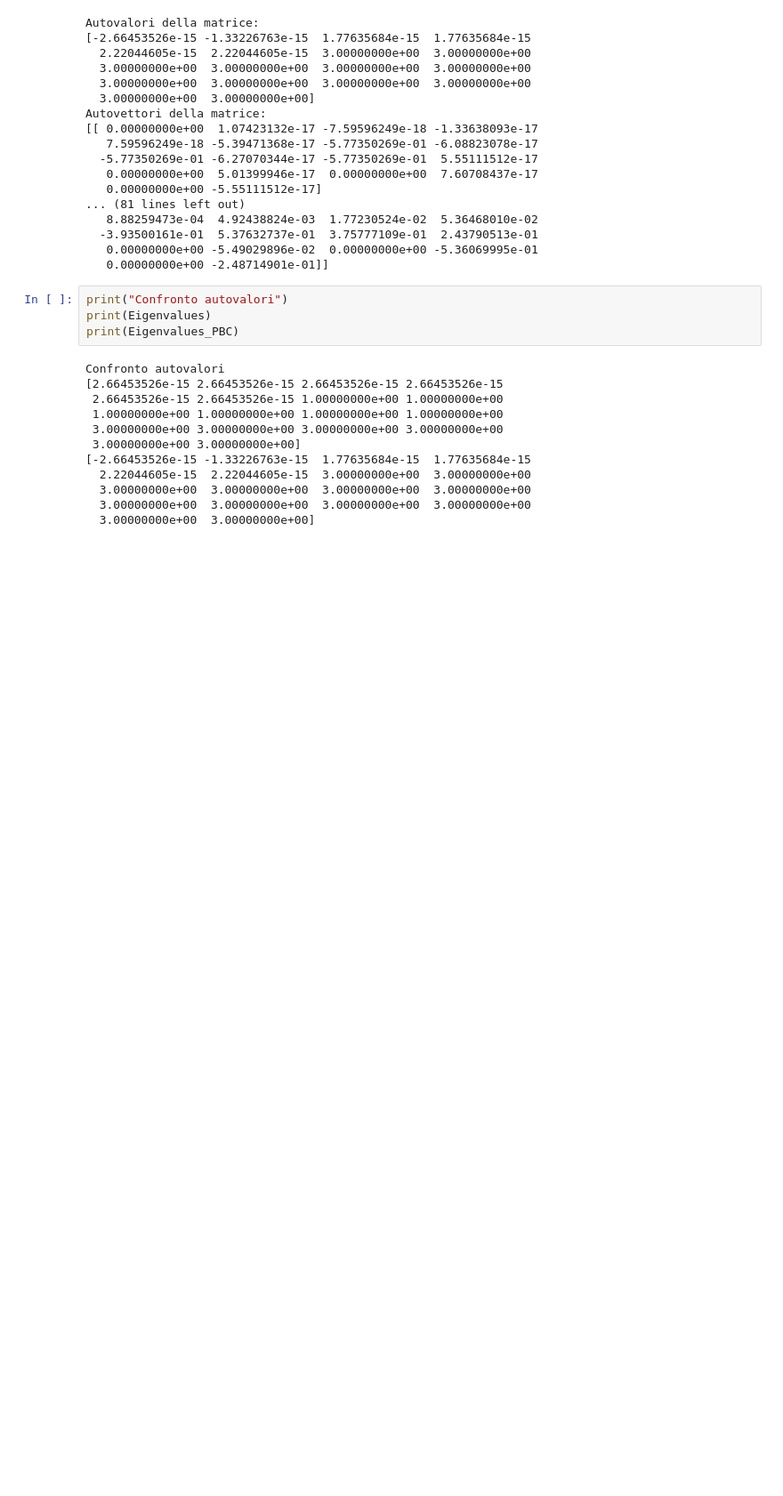
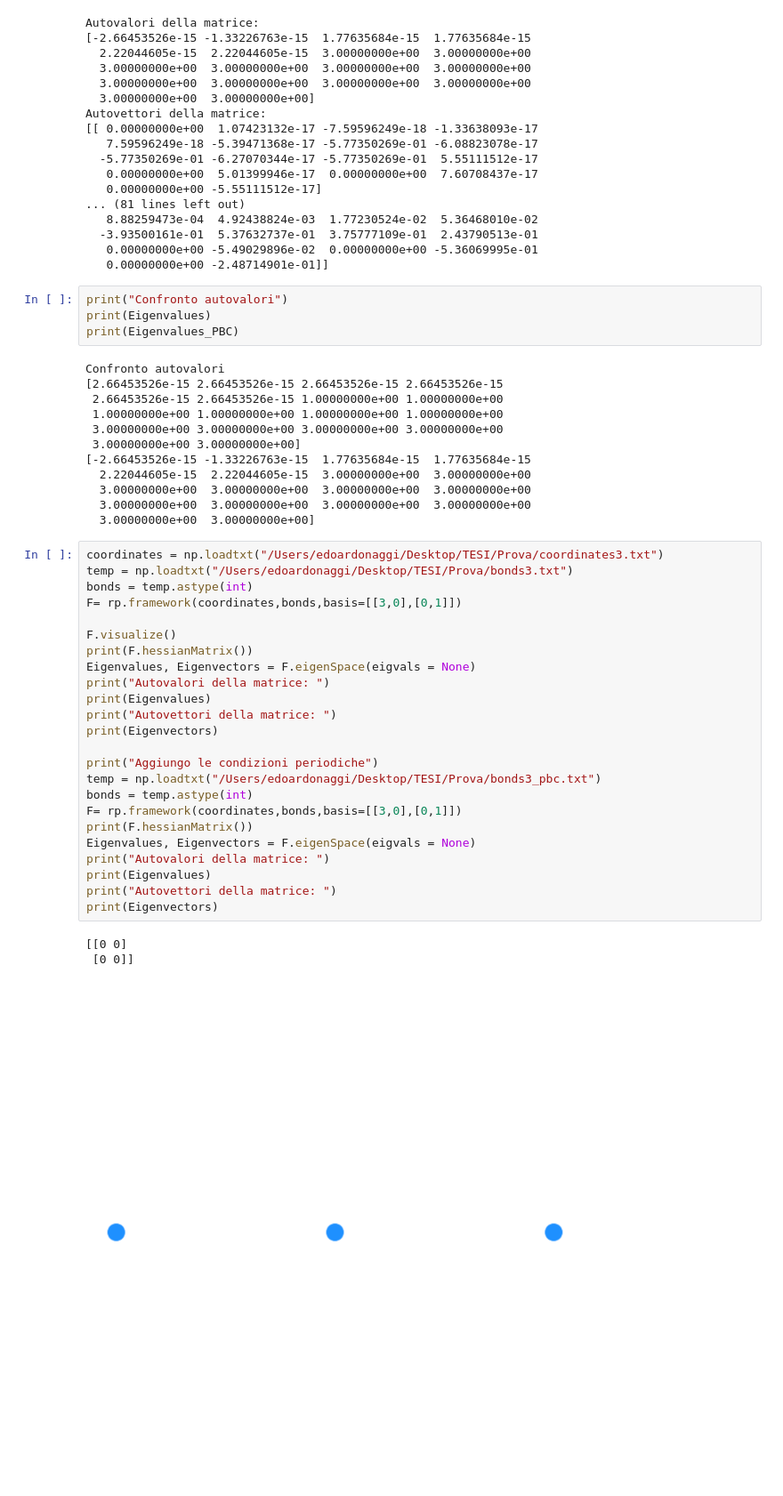
Before and after one commit to Edounimi/Rigidity-of-cellular-structures, a Jupyter notebook: PBC.ipynb, the cells around one changed output. Shown: that part at 89% size. Cells and saved outputs as stored; diff of their text form; blank space fills up the shorter version.

```diff
--- a/PBC.ipynb
+++ b/PBC.ipynb
@@ -182,3 +182,31 @@ Confronto autovalori
   3.00000000e+00  3.00000000e+00  3.00000000e+00  3.00000000e+00
   3.00000000e+00  3.00000000e+00  3.00000000e+00  3.00000000e+00
   3.00000000e+00  3.00000000e+00]
+# %%
+coordinates = np.loadtxt("/Users/edoardonaggi/Desktop/TESI/Prova/coordinates3.txt")
+temp = np.loadtxt("/Users/edoardonaggi/Desktop/TESI/Prova/bonds3.txt")
+bonds = temp.astype(int)
+F= rp.framework(coordinates,bonds,basis=[[3,0],[0,1]])
+
+F.visualize()
+print(F.hessianMatrix())
+Eigenvalues, Eigenvectors = F.eigenSpace(eigvals = None)
+print("Autovalori della matrice: ")
+print(Eigenvalues)
+print("Autovettori della matrice: ")
+print(Eigenvectors)
+
+print("Aggiungo le condizioni periodiche")
+temp = np.loadtxt("/Users/edoardonaggi/Desktop/TESI/Prova/bonds3_pbc.txt")
+bonds = temp.astype(int)
+F= rp.framework(coordinates,bonds,basis=[[3,0],[0,1]])
+print(F.hessianMatrix())
+Eigenvalues, Eigenvectors = F.eigenSpace(eigvals = None)
+print("Autovalori della matrice: ")
+print(Eigenvalues)
+print("Autovettori della matrice: ")
+print(Eigenvectors)
+# %% [output]
+[[0 0]
+ [0 0]]
+[figure, added]
```
Also changed, not shown: parts of 1 cell of this notebook, 1 other file.
